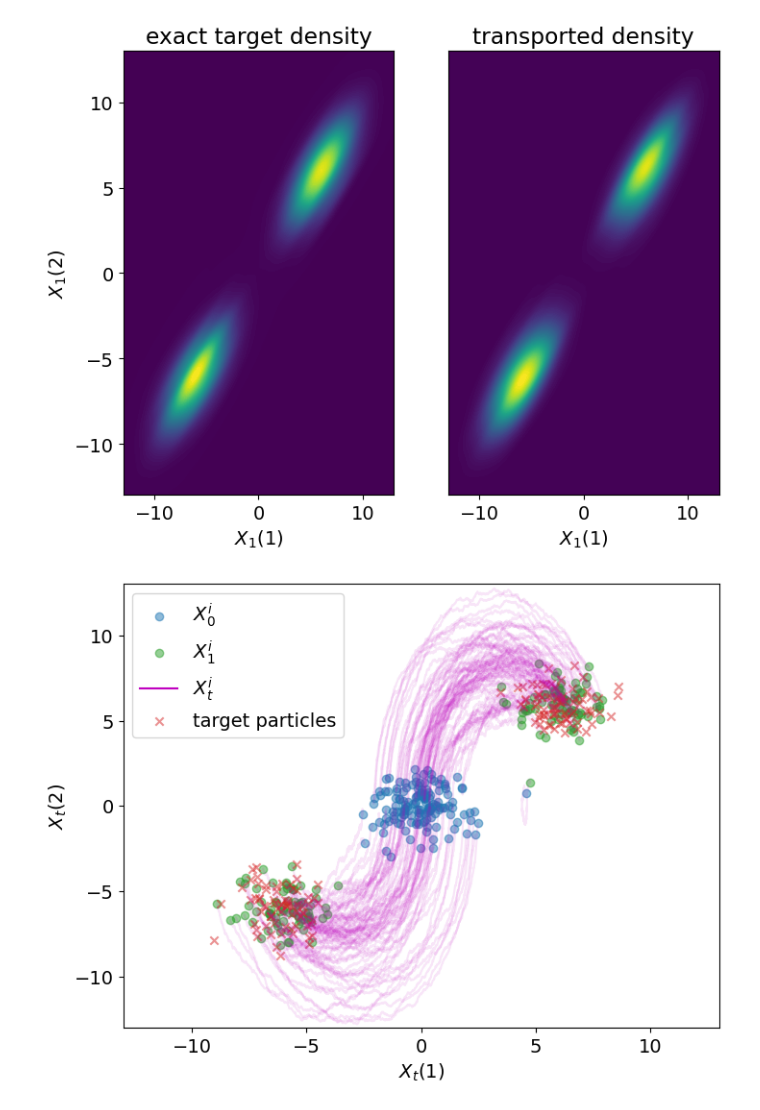
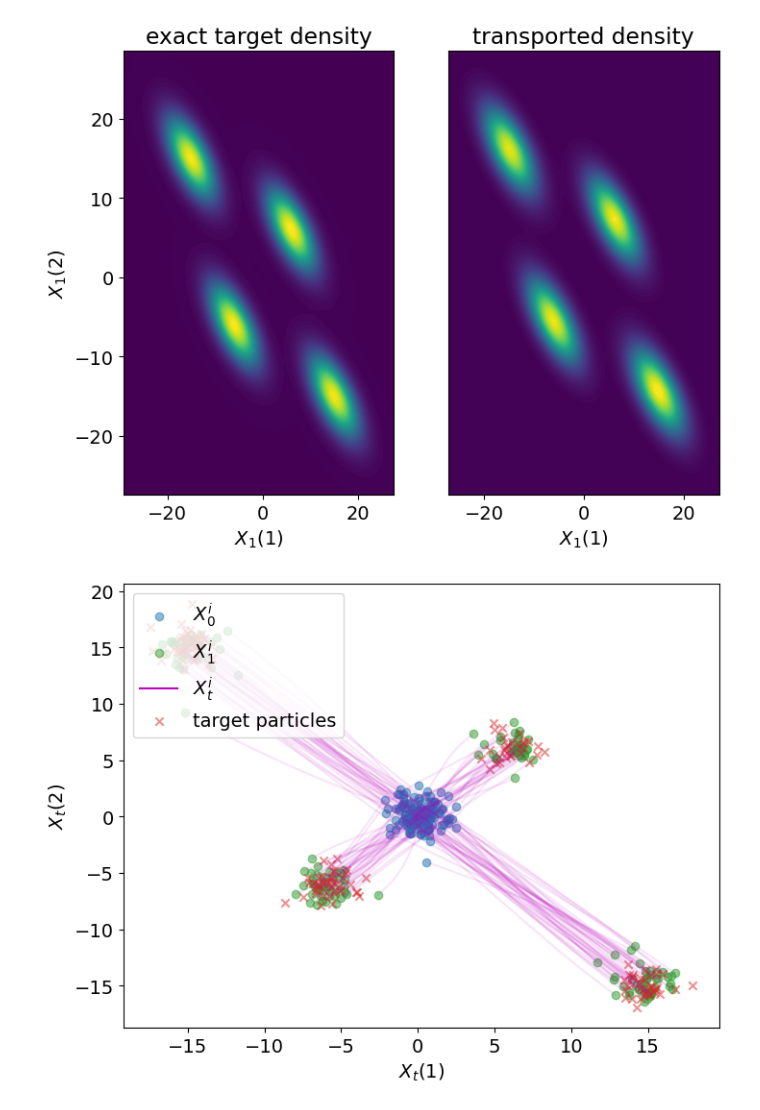
Before and after one commit to YuhangMeiUW/Flow-matching-control, a Jupyter notebook: result_plot.ipynb, the cells around one changed output. Cells and saved outputs as stored; diff of their text form; code cells hidden in the pictures.

```diff
--- a/result_plot.ipynb
+++ b/result_plot.ipynb
@@ -12,9 +12,9 @@ matplotlib.rcParams['pdf.fonttype'] = 42
 matplotlib.rcParams['ps.fonttype'] = 42
 # %%
 ## Parameters
-exp_sys = 'BrownianBridge' # experiment system BrownianBridge, NoisyOscillator, NyquistJohnson, Highdim
+exp_sys = 'Highdim' # experiment system BrownianBridge, NoisyOscillator, NyquistJohnson, Highdim
 init_dist = 'Gaussian' # initial distribution Gaussian, Circle
-target_dist = '2G' # 2G, 4G, Circle
+target_dist = '4G' # 2G, 4G, Circle
 N = 2000
 tf = 1
 T = 1000
@@ -51,38 +53,38 @@ sns.kdeplot(
     # cmap="Reds",
     cmap="viridis",
     # cmap="mako",
     fill=True,
     cbar=True*0,
     levels=100,
     thresh=-0.01,
 )
 plt.title("exact target density")
 plt.xlabel(r"$X_1(1)$")
 plt.ylabel(r"$X_1(2)$")
-plt.xlim(-13,13)
-plt.ylim(-13,13)
+# plt.xlim(-23,23)
+# plt.ylim(-23,23)
 
 # Plot the 2D heat density map for X_b
 plt.subplot(1, 2, 2)
 sns.kdeplot(
     x=X_p[-1, :, 0],
     y=X_p[-1, :, 1],
     # cmap="Greens",
     cmap="viridis",
     # cmap="mako",
     fill=True,
     cbar=True*0,
     levels=100,
     thresh=0,
 )
 plt.title("transported density")
 plt.xlabel(r"$X_1(1)$")
-plt.xlim(-13,13)
-plt.ylim(-13,13)
+# plt.xlim(-23,23)
+# plt.ylim(-23,23)
 plt.yticks([])
 plt.show()
 # %% [output]
-[figure, old version]
+[figure, new version]
 # %%
 ## Plot X trajectory and compare with target density
 
@@ -97,15 +99,15 @@ plt.plot([],[],color='m',label=r'$X_t^i$')
 
 plt.scatter(y[idx,0], y[idx,1], color='C3', label= 'target particles', alpha=0.5, marker='x')
 
-plt.xlim(-13,13)
-plt.ylim(-13,13)
+# plt.xlim(-13,13)
+# plt.ylim(-13,13)
 
 plt.legend(loc=2) # 2 G
 plt.xlabel(r'$X_t(1)$')
 plt.ylabel(r'$X_t(2)$')
 plt.show()
 # %% [output]
-[figure, old version]
+[figure, new version]
 # %%
 ## Generate MMD plot
 
```
Also changed, not shown: parts of 3 cells of this notebook, 6 other files.
